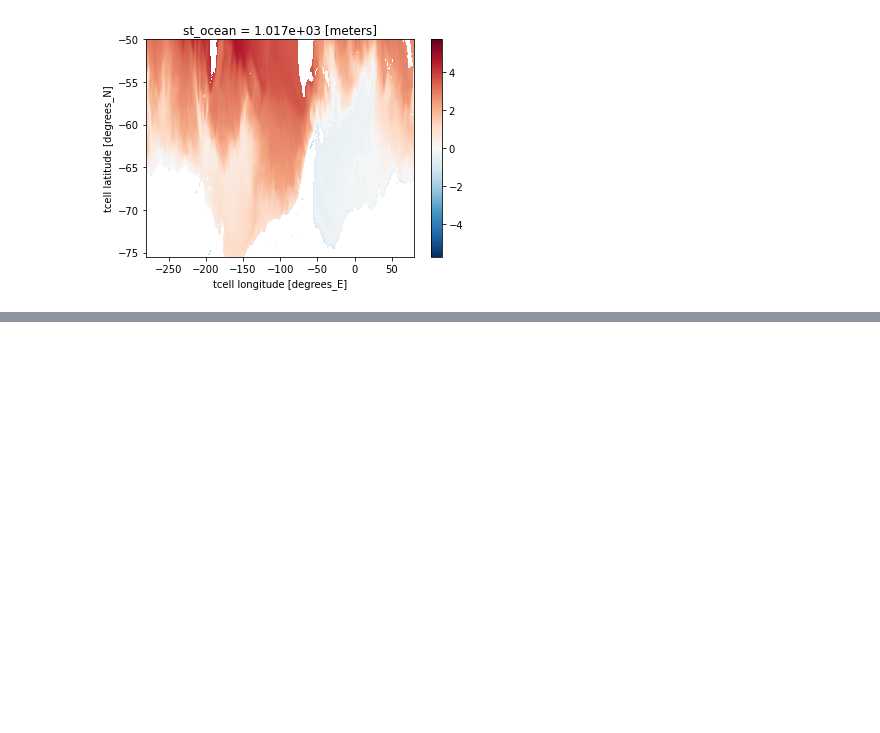
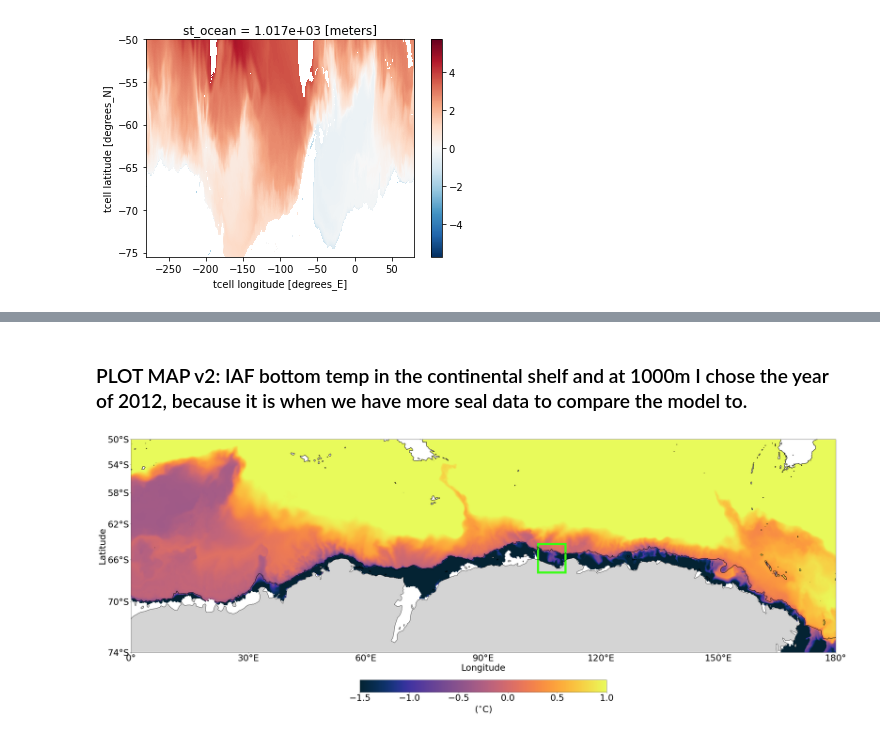
Before and after one commit to ribeiron/ScriptsChapter3, a Jupyter notebook: Fig1_new.ipynb, the cells around one changed output, grey strips where cells are left out. Cells and saved outputs as stored; diff of their text form; code cells hidden in the pictures; blank space fills up the shorter version.

```diff
--- a/Fig1_new.ipynb
+++ b/Fig1_new.ipynb
@@ -244,0 +574,65 @@ cbar.ax.tick_params(labelsize=20)
+# %% [markdown]
+### PLOT MAP v2: IAF bottom temp in the continental shelf and at 1000m  I chose the year of 2012, because it is when we have more seal data to compare the model to.
+# %%
+fontsize=34
+fontsize2=36
+
+# to create green box
+import matplotlib.patches as mpatches
+
+projection=ccrs.Mercator(central_longitude=90, min_latitude=-75.5,max_latitude=-50)
+fig=plt.figure(figsize=(40,30))
+ax = plt.subplot(1, 1, 1, projection=projection)
+ax.set_extent([0, 180, -74,-50], crs=ccrs.PlateCarree())
+ax.coastlines(resolution='50m') # add coastlines
+ax.add_feature(cft.LAND,color=[.83, .83, .83]) # grey land colour
+pc = plt.pcolormesh(bottom_temp_cycle3_off.xt_ocean,bottom_temp_cycle3_off.yt_ocean,
+                        bottom_temp_cycle3_off, cmap = cmocean.thermal,
+                        vmin=-1.5,vmax=1,transform=ccrs.PlateCarree())
+pc = plt.pcolormesh(temp_1000m_off.xt_ocean,temp_1000m_off.yt_ocean,
+                        temp_1000m_off, cmap = cmocean.thermal,
+                        vmin=-1.5,vmax=1, transform=ccrs.PlateCarree())
+# taking the winds out beccause the aspect ration is weird
+#c = plt.streamplot(lon, y, up, vp, color = ws, density = 2, arrowsize = 2, cmap = cmocean.gray,transform=ccrs.PlateCarree())
+plt.contour(ht.xt_ocean,ht.yt_ocean,ht,levels=[1000],colors='k',linewidth=.5,transform=ccrs.PlateCarree())
+#plt.colorbar(shrink=0.6).set_label('(m)', fontsize=16)
+# set custom longitude and latitude values with correct formatting
+ax.set_xticks([0, 30, 60, 90,120,150,180], crs=ccrs.PlateCarree())
+ax.set_yticks([-74, -70, -66, -62, -58, -54, -50], crs=ccrs.PlateCarree())
+ax.yaxis.tick_left()
+lon_formatter = cticker.LongitudeFormatter()
+lat_formatter = cticker.LatitudeFormatter()
+ax.xaxis.set_major_formatter(lon_formatter) # set format of x-axis
+ax.yaxis.set_major_formatter(lat_formatter) # "       "       "
+#ax.xaxis.label.set_visible(False) # only labels on left & bottom
+#ax.yaxis.label.set_visible(False)
+# set longitude and latitude tick size
+ax.tick_params(labelsize=fontsize);
+#plt.title('mCDW in East Antarctica',fontsize=fontsize2)
+ax.set_xlabel('Longitude',fontsize=fontsize)
+ax.set_ylabel('Latitude',fontsize=fontsize)
+#colourbar vertically
+#cbar=plt.colorbar(pc,shrink=0.35,orientation='vertical',extend='neither')
+#cbar.ax.locator_params(nbins=8)
+#cbar.set_label(r'($\circ$C)', fontsize = 20,labelpad=5)
+#cbar.ax.tick_params(labelsize=20)
+
+# Add the green box
+rect = mpatches.Rectangle(xy=[-256, -67.3], width=7, height=3,
+                          edgecolor='#39FF14', facecolor='none',
+                          linewidth=8,
+                          transform=ccrs.PlateCarree())
+ax.add_patch(rect)
+
+# Add colorbar below the plot horizontally
+cbar = fig.colorbar(pc, ax=ax, shrink=0.35, orientation='horizontal', pad=0.05, fraction=0.046)
+cbar.ax.locator_params(nbins=8)
+cbar.set_label(r'($^{\circ}$C)', fontsize=fontsize, labelpad=10)
+cbar.ax.tick_params(labelsize=fontsize)
+
+fig.tight_layout()
+figdir = '/g/data/v45/ns3783/ScriptsChapter3/Figures'
+filestr = figdir+'/Fig1_mCDW_horizontal_cbar_bt.png'
+plt.savefig(filestr,dpi=600,bbox_inches='tight')
+# %% [output]
+[figure, added]
```
Also changed, not shown: parts of 38 cells of this notebook, 4 other files.
